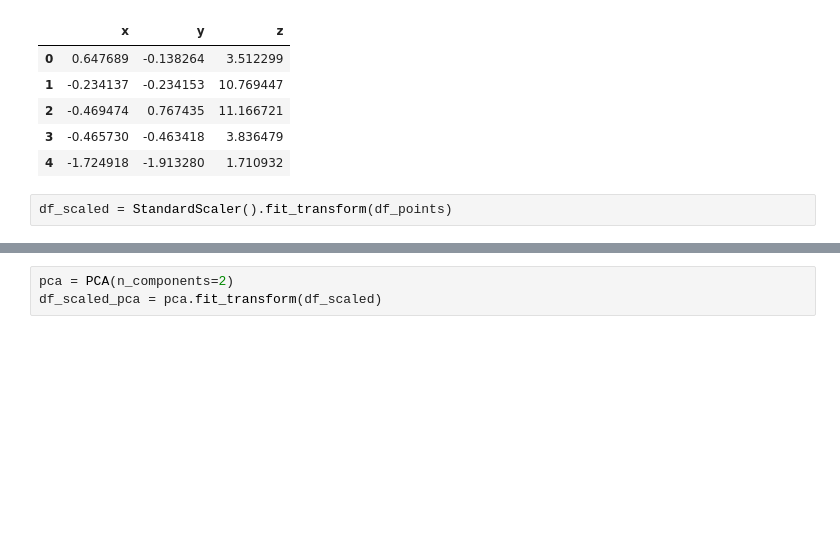
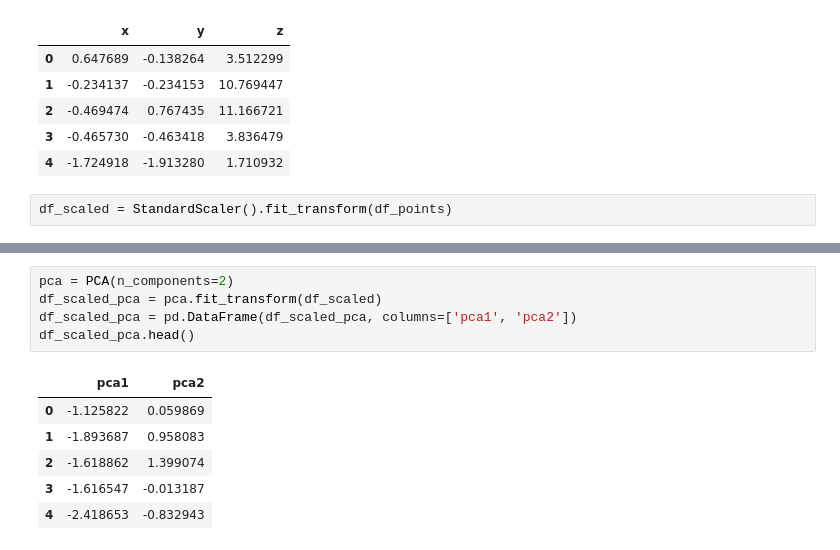
Before and after one commit to kaluznys/uczenie_maszynowe_UW, a Jupyter notebook: testowe.ipynb, the cells around one changed output, grey strips where cells are left out. Cells and saved outputs as stored; diff of their text form; blank space fills up the shorter version.

```diff
--- a/testowe.ipynb
+++ b/testowe.ipynb
@@ -75,3 +83,12 @@ AttributeError: 'numpy.ndarray' object has no attribute 'head'
 # %%
 pca = PCA(n_components=2)
 df_scaled_pca = pca.fit_transform(df_scaled)
+df_scaled_pca = pd.DataFrame(df_scaled_pca, columns=['pca1', 'pca2'])
+df_scaled_pca.head()
+# %% [output]
+|  | pca1 | pca2 |
+| 0 | -1.125822 | 0.059869 |
+| 1 | -1.893687 | 0.958083 |
+| 2 | -1.618862 | 1.399074 |
+| 3 | -1.616547 | -0.013187 |
+| 4 | -2.418653 | -0.832943 |
```
Also changed, not shown: parts of 6 cells of this notebook.
